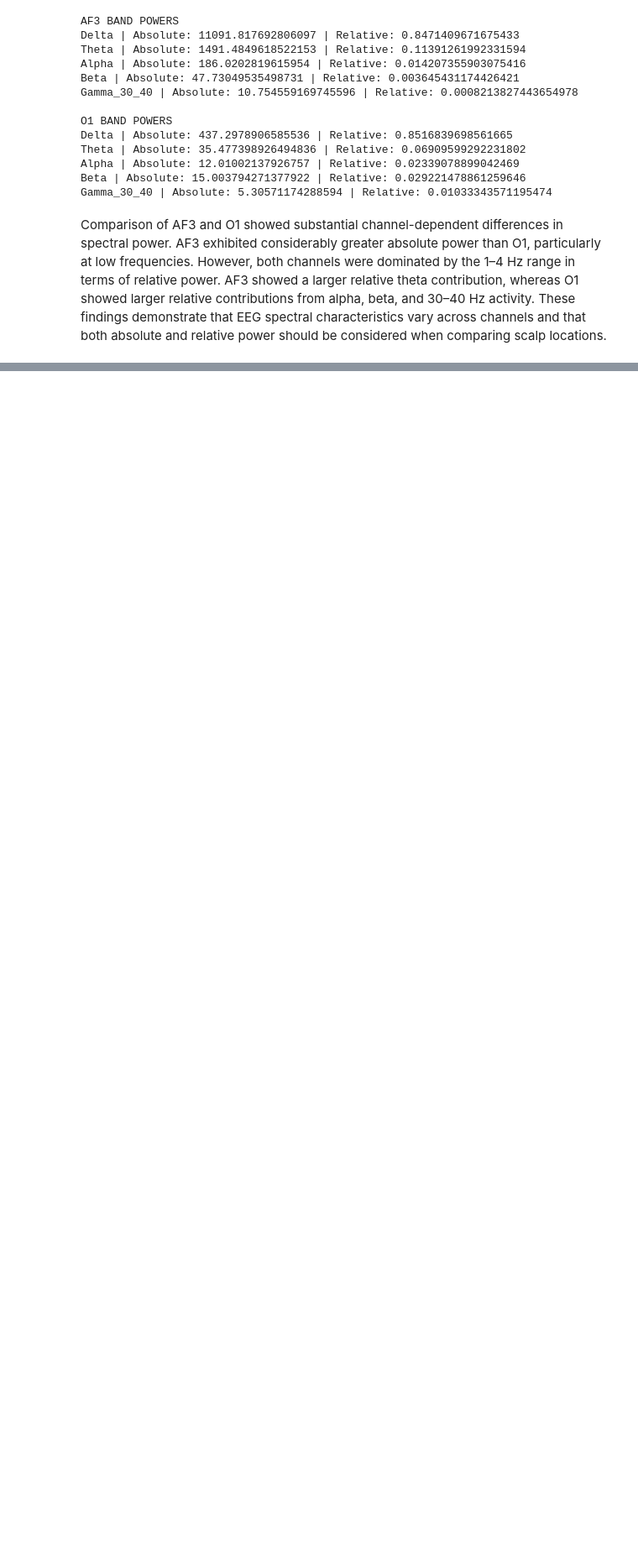
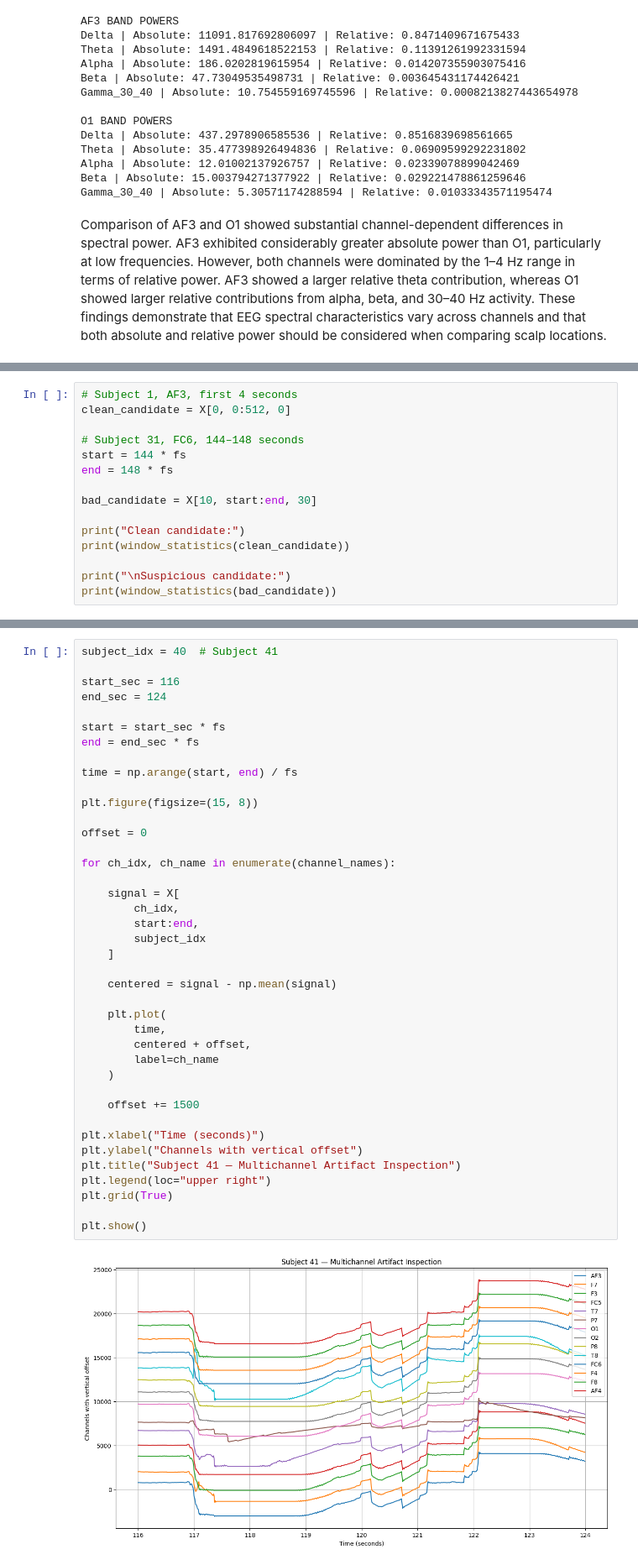
Before and after one commit to HumaimaRiaz47/eeg-cognitive-load-comparison, a Jupyter notebook: notebooks/dataset_exploration.ipynb, the cells around one changed output, grey strips where cells are left out. Shown at 84% size. Drawn from its saved outputs; the diff is of its cells as text; blank space fills up the shorter version.

```diff
--- a/notebooks/dataset_exploration.ipynb
+++ b/notebooks/dataset_exploration.ipynb
@@ -1317,0 +1345,15 @@ Comparison of AF3 and O1 showed substantial channel-dependent differences in spe
+# %%
+# Subject 1, AF3, first 4 seconds
+clean_candidate = X[0, 0:512, 0]
+
+# Subject 31, FC6, 144–148 seconds
+start = 144 * fs
+end = 148 * fs
+
+bad_candidate = X[10, start:end, 30]
+
+print("Clean candidate:")
+print(window_statistics(clean_candidate))
+
+print("\nSuspicious candidate:")
+print(window_statistics(bad_candidate))
@@ -1317,0 +1741,42 @@ Comparison of AF3 and O1 showed substantial channel-dependent differences in spe
+# %%
+subject_idx = 40  # Subject 41
+
+start_sec = 116
+end_sec = 124
+
+start = start_sec * fs
+end = end_sec * fs
+
+time = np.arange(start, end) / fs
+
+plt.figure(figsize=(15, 8))
+
+offset = 0
+
+for ch_idx, ch_name in enumerate(channel_names):
+
+    signal = X[
+        ch_idx,
+        start:end,
+        subject_idx
+    ]
+
+    centered = signal - np.mean(signal)
+
+    plt.plot(
+        time,
+        centered + offset,
+        label=ch_name
+    )
+
+    offset += 1500
+
+plt.xlabel("Time (seconds)")
+plt.ylabel("Channels with vertical offset")
+plt.title("Subject 41 — Multichannel Artifact Inspection")
+plt.legend(loc="upper right")
+plt.grid(True)
+
+plt.show()
+# %% [output]
+[figure, added]
```
Also changed, not shown: parts of 34 cells of this notebook.
